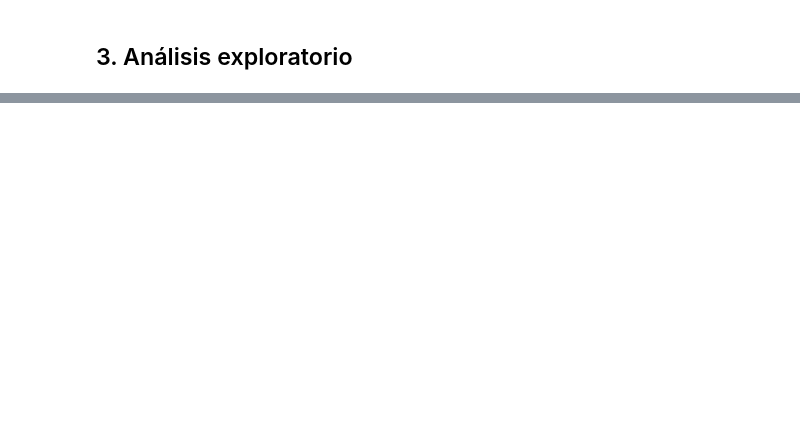
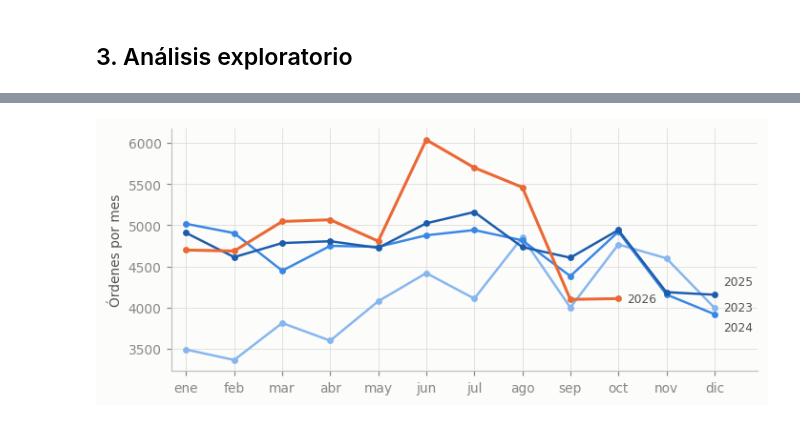
Before and after one commit to DannyV1992/curso_modelado, a Jupyter notebook: Tareas/Proyecto_integrador/Avance_1/Notebook_Avance_Forecast_Mensual.ipynb, the cells around one changed output, grey strips where cells are left out. Drawn from its saved outputs; the diff is of its cells as text; code cells hidden in the pictures; blank space fills up the shorter version.

```diff
--- a/Tareas/Proyecto_integrador/Avance_1/Notebook_Avance_Forecast_Mensual.ipynb
+++ b/Tareas/Proyecto_integrador/Avance_1/Notebook_Avance_Forecast_Mensual.ipynb
@@ -227,11 +150,0 @@ fig.savefig("figuras/fig1_serie_mensual.png"); plt.show()
-# %%
-# Figura 2. Perfil anual: un trazo por año, para ver si el patrón por mes se repite
-fig, ax = plt.subplots(figsize=(7.2, 3.0))
-colores = {2023: C["azul_claro"], 2024: C["azul_medio"], 2025: C["azul_oscuro"], 2026: C["naranja"]}
-for anio, g in serie.groupby(serie.index.year):
-    ax.plot(g.index.month, g.values, color=colores[anio], lw=2 if anio == 2026 else 1.6, marker="o", ms=3.5)
-    ax.annotate(str(anio), xy=(g.index.month[-1], g.values[-1]), xytext=(6, {2025: 9, 2023: 0, 2024: -9}.get(anio, 0)), textcoords="offset points",
-                va="center", fontsize=8, color=C["tinta2"])
-ax.set(ylabel="Órdenes por mes", xlim=(0.7, 12.9))
-ax.set_xticks(range(1, 13)); ax.set_xticklabels(nombres_mes)
-fig.savefig("figuras/fig2_perfil_anual.png"); plt.show()
@@ -396,20 +150,0 @@ Sesgo SNAIVE, origen >= mar-2026: pronóstico medio 4908 vs real medio 5411 (-9
-# %%
-# Sensibilidad: ajuste por días hábiles. Se modela el promedio por día hábil (lunes a viernes) y se multiplica de vuelta
-# por los días hábiles del mes pronosticado. El análisis principal NO usa este ajuste.
-datos_dl = datos.assign(y=datos["y"].values / dl.values)
-sf2 = StatsForecast(models=modelos, freq="MS", n_jobs=1)
-cv2 = sf2.cross_validation(df=datos_dl, h=H, step_size=1, n_windows=N_VENT, refit=True)
-filas2 = []
-for corte, g in cv2.groupby("cutoff"):
-    esc = escala_mase(corte)
-    dlg = dl.reindex(g.ds).values
-    for nom in nombres:
-        e = serie.reindex(g.ds).values - np.clip(g[nom].values, 0, None) * dlg
-        filas2.append(dict(corte=corte, modelo=nom, mase=np.mean(np.abs(e)) / esc, mae=np.mean(np.abs(e))))
-met2 = pd.DataFrame(filas2)
-pv2 = met2.pivot(index="corte", columns="modelo", values="mase")[nombres]
-print("AJUSTE POR DÍAS HÁBILES, todas las ventanas (MASE prom. | MAE):")
-print(pd.DataFrame({"MASE": met2.groupby("modelo").mase.mean(), "MAE": met2.groupby("modelo").mae.mean()}).loc[nombres].round(3).to_string())
-print("SARIMA menor que SNAIVE en %d de %d ventanas | Wilcoxon p = %.3f" % ((pv2.SARIMA < pv2.SNAIVE).sum(), len(pv2), wilcoxon(pv2.SARIMA, pv2.SNAIVE).pvalue))
-print("Origen < mar-2026:", pv2[pv2.index < quiebre].mean().round(3).to_dict())
-print("Origen >= mar-2026:", pv2[pv2.index >= quiebre].mean().round(3).to_dict())
@@ -519,0 +225,13 @@ Octubre 2026 observado hasta el día 25: 3036 órdenes (25 de 31 días)
+# %%
+# Figura 2. Perfil anual: un trazo por año, para ver si el patrón por mes se repite
+fig, ax = plt.subplots(figsize=(7.2, 3.0))
+colores = {2023: C["azul_claro"], 2024: C["azul_medio"], 2025: C["azul_oscuro"], 2026: C["naranja"]}
+for anio, g in serie.groupby(serie.index.year):
+    ax.plot(g.index.month, g.values, color=colores[anio], lw=2 if anio == 2026 else 1.6, marker="o", ms=3.5)
+    ax.annotate(str(anio), xy=(g.index.month[-1], g.values[-1]), xytext=(6, {2025: 9, 2023: 0, 2024: -9}.get(anio, 0)),
+                textcoords="offset points", va="center", fontsize=8, color=C["tinta2"])
+ax.set(ylabel="Órdenes por mes", xlim=(0.7, 12.9))
+ax.set_xticks(range(1, 13)); ax.set_xticklabels(nombres_mes)
+fig.savefig("figuras/fig2_perfil_anual.png"); plt.show()
+# %% [output]
+[figure, added]
```
Also changed, not shown: parts of 46 cells of this notebook, 12 other files.
